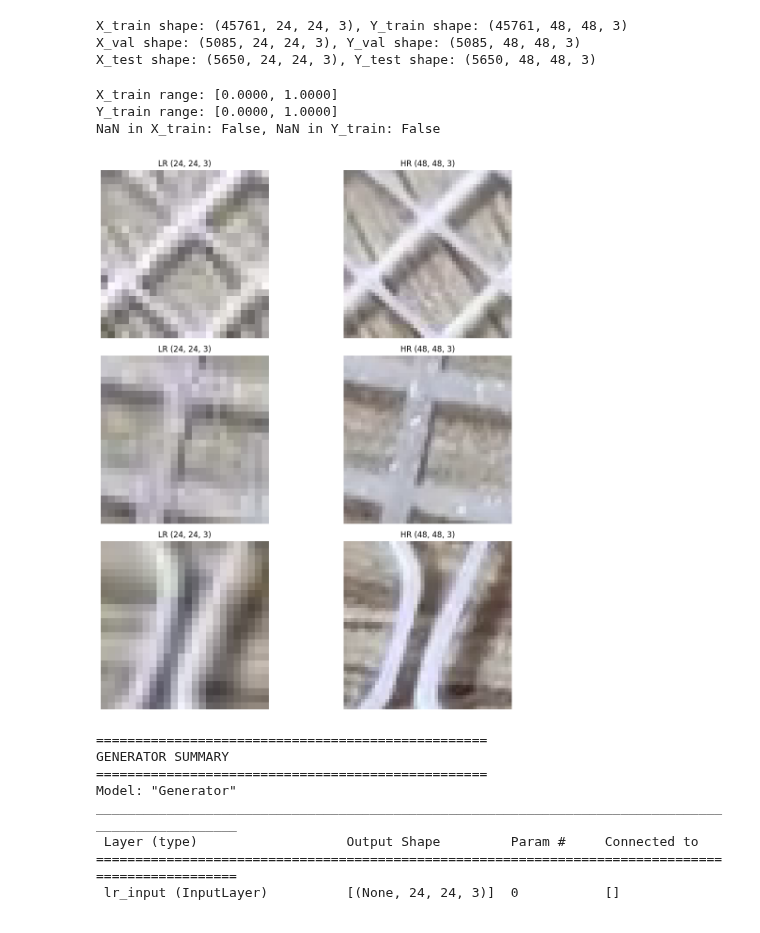
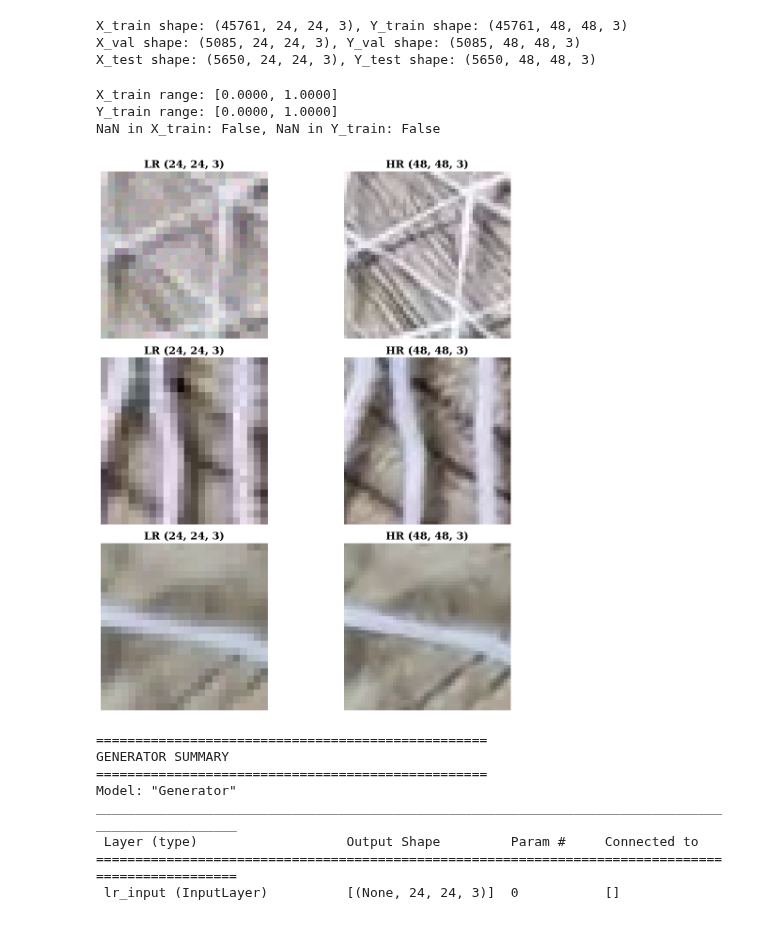
Before and after one commit to bgmanuel99/Super-Resolution-Images-for-3D-Printing-Defect-Detection, a Jupyter notebook: SRModels/deep_learning_models/ESRGAN.ipynb, the cells around one changed output. Cells and saved outputs as stored; diff of their text form; code cells hidden in the pictures.

```diff
--- a/SRModels/deep_learning_models/ESRGAN.ipynb
+++ b/SRModels/deep_learning_models/ESRGAN.ipynb
@@ -63,28 +63,36 @@ X_test shape: (5650, 24, 24, 3), Y_test shape: (5650, 48, 48, 3)
 # %%
 # Verificar rangos
 print(f"X_train range: [{np.min(X_train):.4f}, {np.max(X_train):.4f}]")
 print(f"Y_train range: [{np.min(Y_train):.4f}, {np.max(Y_train):.4f}]")
 print(f"NaN in X_train: {np.isnan(X_train).any()}, NaN in Y_train: {np.isnan(Y_train).any()}")
 
+# Define the font properties you want
+title_font = {
+    'family': 'serif',
+    'color':  'black',
+    'weight': 'bold',
+    'size': 16,
+}
+
 # Visualizar algunos pares aleatorios
 fig, axes = plt.subplots(3, 2, figsize=(12, 12))
 for i in range(3):
     idx = np.random.randint(0, len(X_train))
     axes[i, 0].imshow(X_train[idx])
-    axes[i, 0].set_title(f"LR {X_train[idx].shape}")
+    axes[i, 0].set_title(f"LR {X_train[idx].shape}", fontdict=title_font)
     axes[i, 0].axis('off')
 
     axes[i, 1].imshow(Y_train[idx])
-    axes[i, 1].set_title(f"HR {Y_train[idx].shape}")
+    axes[i, 1].set_title(f"HR {Y_train[idx].shape}", fontdict=title_font)
     axes[i, 1].axis('off')
 
 plt.tight_layout()
 plt.show()
 # %% [output]
 X_train range: [0.0000, 1.0000]
 Y_train range: [0.0000, 1.0000]
 NaN in X_train: False, NaN in Y_train: False
-[figure, old version]
+[figure, new version]
 # %%
 BATCH_SIZE = 16     # Ajustar según memoria GPU
 
```
Also changed, not shown: 4 other files.
